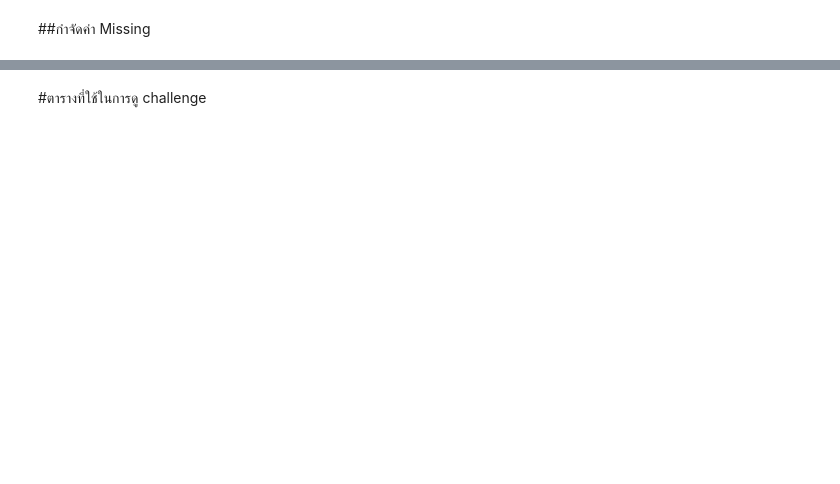
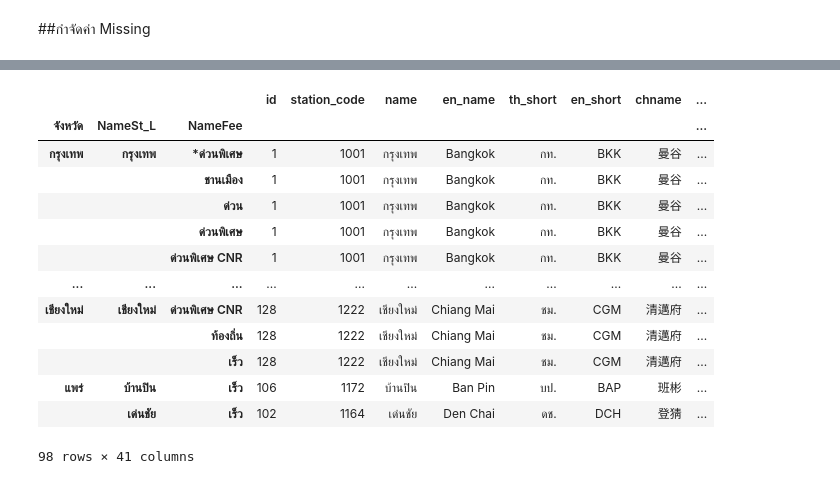
Before and after one commit to Benza1611/DWDM21, a Jupyter notebook: Project_ล่าสุด.ipynb, the cells around one changed output, grey strips where cells are left out. Drawn from its saved outputs; the diff is of its cells as text; code cells hidden in the pictures; blank space fills up the shorter version.

```diff
--- a/Project_ล่าสุด.ipynb
+++ b/Project_ล่าสุด.ipynb
@@ -164,6 +196,15 @@ dtype: bool
 # %%
+### ทำการแก้ missing ของ column : AmpName
+
 # หา mode
-merged_3_tables_Nomissing =merged_3_tables[['NAMET']].mode()
+merged_4_tables_Nomissing =merged_4_tables[['AmpName']].mode()
 # เติม mode ลงไปแทนค่า missing
-merged_3_tables[['NAMET']] = merged_3_tables[['NAMET']].fillna('NAMET')
+merged_4_tables[['AmpName']] = merged_4_tables[['AmpName']].fillna('AmpName')
+# %%
+### ทำการแก้ missing ของ column : เขต/อำเภอ
+
+# หา mode
+merged_4_tables_Nomissing =merged_4_tables[['เขต/อำเภอ']].mode()
+# เติม mode ลงไปแทนค่า missing
+merged_4_tables[['เขต/อำเภอ']] = merged_4_tables[['เขต/อำเภอ']].fillna('เขต/อำเภอ')
 # %%
@@ -268,2 +229,0 @@ merged_4_tables_new ##เรียกดูตารางใหม่
-# %%
-merged_4_tables = merged_4_tables_new.merge(data_location,how='left',left_on='NAMET',right_on='จังหวัด')  ##ทำการเชื่อมตารางอีกรอบ โดยใช้คีย์ NAMET กับ จังหวัด เนื่องจาก NAMET ตรงกับชื่อจังหวัด แต่ตอนที่เชื่อมตารางก่อนหน้า ถูกเชื่อมด้วย แขวง/ตำบล
@@ -274,2 +268,0 @@ merged_4_tables.isnull().sum()  ## เช็ค missing
-# %%
-merged_4_tables.drop(['ProvName', 'AmpName','TamName'], axis='columns', inplace=True) ## ทำการตัด Column ที่ไม่ได้ใช้ออก ได้แก่ 'ProvName', 'AmpName' และ 'TamName'
@@ -281,2 +269,18 @@ t.first()
-# %% [markdown]
-#ตารางที่ใช้ในการดู challenge
+# %%
+CH1 = merged_4_tables.groupby(['จังหวัด','NameSt_L','NameFee'],sort='NameSt_L')
+CH1.first()
+# %% [output]
+|  |  |  | id | station_code | name | en_name | th_short | en_short | chname | ... |
+| จังหวัด | NameSt_L | NameFee |  |  |  |  |  |  |  | ... |
+| กรุงเทพ | กรุงเทพ | *ด่วนพิเศษ | 1 | 1001 | กรุงเทพ | Bangkok | กท. | BKK | 曼谷 | ... |
+|  |  | ชานเมือง | 1 | 1001 | กรุงเทพ | Bangkok | กท. | BKK | 曼谷 | ... |
+|  |  | ด่วน | 1 | 1001 | กรุงเทพ | Bangkok | กท. | BKK | 曼谷 | ... |
+|  |  | ด่วนพิเศษ | 1 | 1001 | กรุงเทพ | Bangkok | กท. | BKK | 曼谷 | ... |
+|  |  | ด่วนพิเศษ CNR | 1 | 1001 | กรุงเทพ | Bangkok | กท. | BKK | 曼谷 | ... |
+| ... | ... | ... | ... | ... | ... | ... | ... | ... | ... | ... |
+| เชียงใหม่ | เชียงใหม่ | ด่วนพิเศษ CNR | 128 | 1222 | เชียงใหม่ | Chiang Mai | ชม. | CGM | 清邁府 | ... |
+|  |  | ท้องถิ่น | 128 | 1222 | เชียงใหม่ | Chiang Mai | ชม. | CGM | 清邁府 | ... |
+|  |  | เร็ว | 128 | 1222 | เชียงใหม่ | Chiang Mai | ชม. | CGM | 清邁府 | ... |
+| แพร่ | บ้านปิน | เร็ว | 106 | 1172 | บ้านปิน | Ban Pin | บป. | BAP | 班彬 | ... |
+|  | เด่นชัย | เร็ว | 102 | 1164 | เด่นชัย | Den Chai | ดช. | DCH | 登猜 | ... |
+98 rows × 41 columns
```
Also changed, not shown: parts of 22 cells of this notebook.
